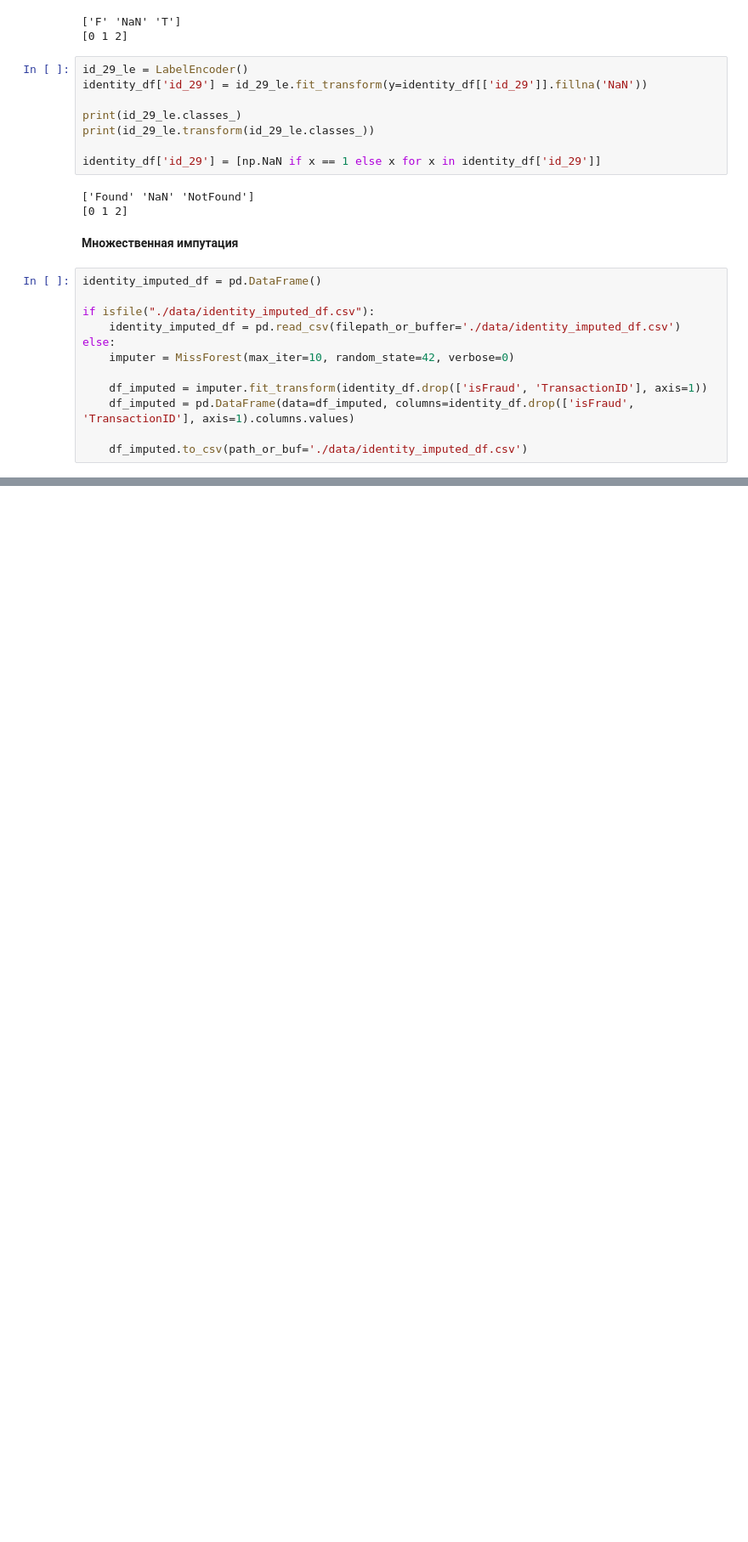
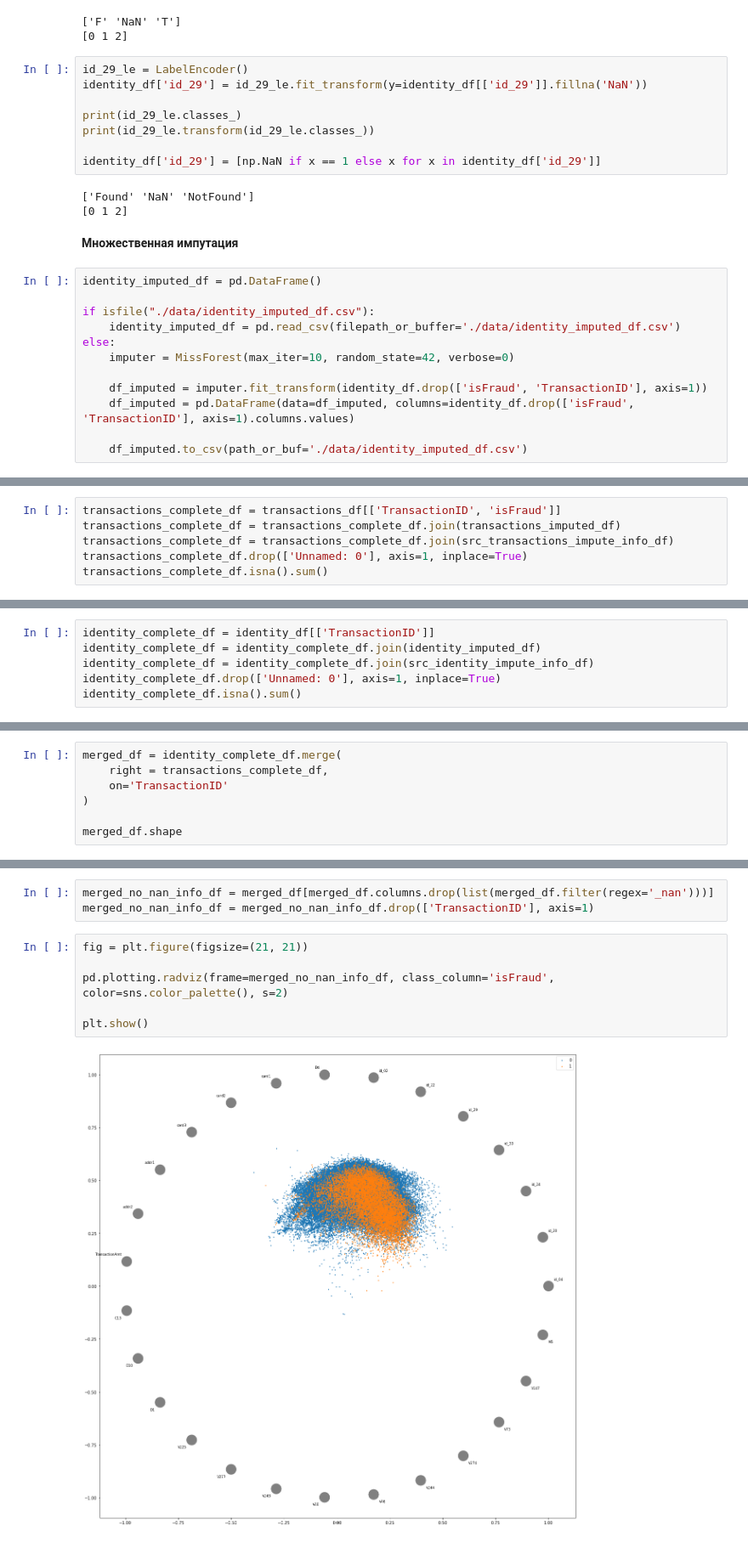
Before and after one commit to jast4ik/Hillel_ML_HW, a Jupyter notebook: Homework10/HW10.ipynb, the cells around one changed output, grey strips where cells are left out. Shown at 85% size. Drawn from its saved outputs; the diff is of its cells as text; blank space fills up the shorter version.

```diff
--- a/Homework10/HW10.ipynb
+++ b/Homework10/HW10.ipynb
@@ -388,0 +366,6 @@ identity_df.describe().T
+# %%
+transactions_complete_df = transactions_df[['TransactionID', 'isFraud']]
+transactions_complete_df = transactions_complete_df.join(transactions_imputed_df)
+transactions_complete_df = transactions_complete_df.join(src_transactions_impute_info_df)
+transactions_complete_df.drop(['Unnamed: 0'], axis=1, inplace=True)
+transactions_complete_df.isna().sum()
@@ -388,0 +390,6 @@ identity_df.describe().T
+# %%
+identity_complete_df = identity_df[['TransactionID']]
+identity_complete_df = identity_complete_df.join(identity_imputed_df)
+identity_complete_df = identity_complete_df.join(src_identity_impute_info_df)
+identity_complete_df.drop(['Unnamed: 0'], axis=1, inplace=True)
+identity_complete_df.isna().sum()
@@ -388,0 +417,7 @@ identity_df.describe().T
+# %%
+merged_df = identity_complete_df.merge(
+    right = transactions_complete_df,
+    on='TransactionID'
+)
+
+merged_df.shape
@@ -388,0 +430,11 @@ identity_df.describe().T
+# %%
+merged_no_nan_info_df = merged_df[merged_df.columns.drop(list(merged_df.filter(regex='_nan')))]
+merged_no_nan_info_df = merged_no_nan_info_df.drop(['TransactionID'], axis=1)
+# %%
+fig = plt.figure(figsize=(21, 21))
+
+pd.plotting.radviz(frame=merged_no_nan_info_df, class_column='isFraud', color=sns.color_palette(), s=2)
+
+plt.show()
+# %% [output]
+[figure, added]
```
Also changed, not shown: parts of 35 cells of this notebook, 5 other files.
